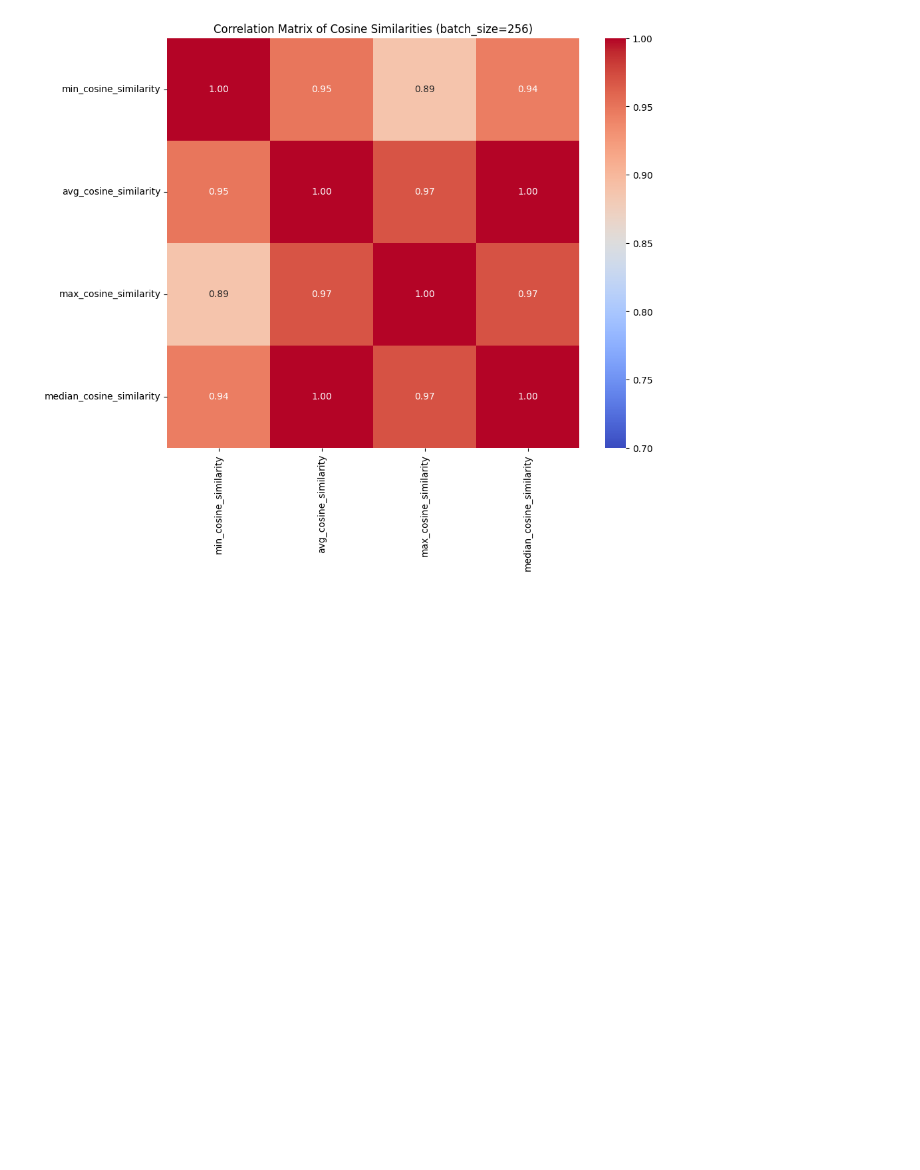
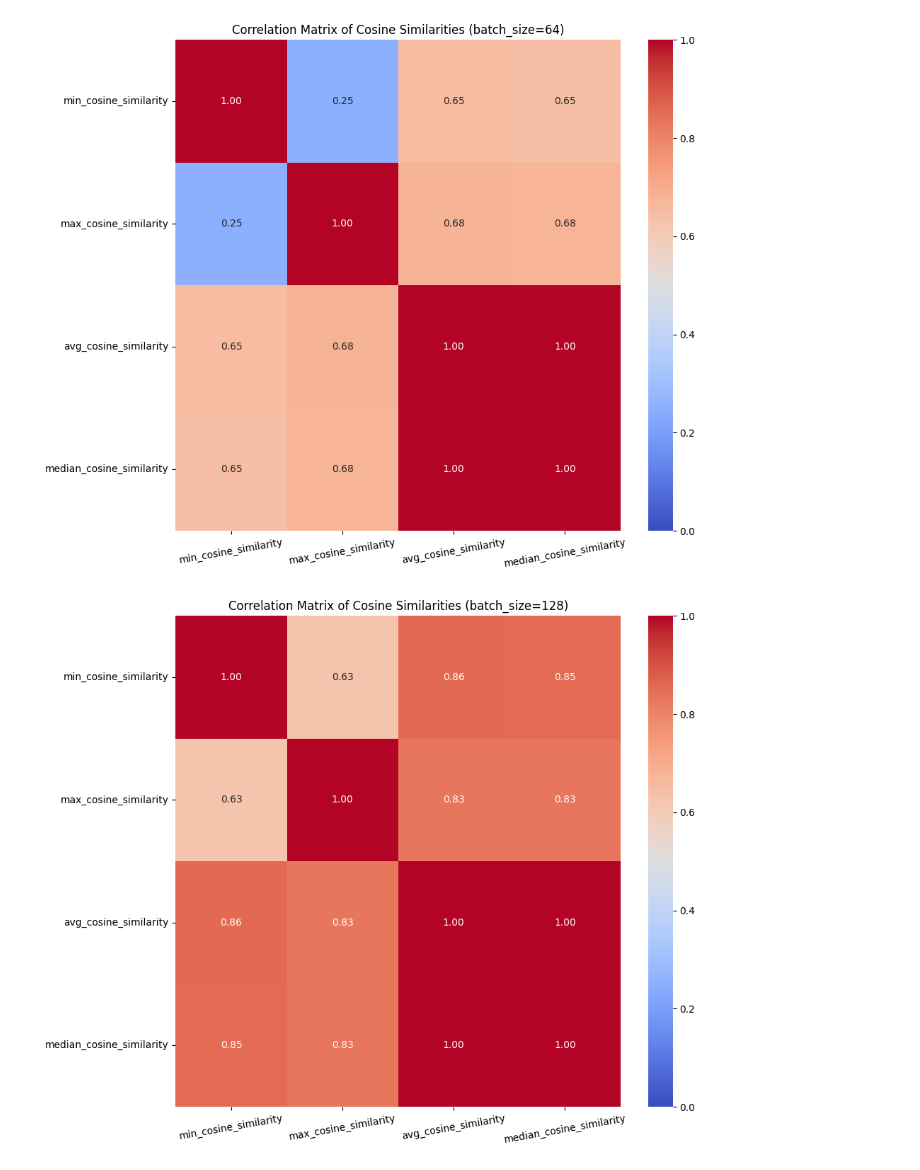
Before and after one commit to baunilhamarga/critical-periods, a Jupyter notebook: plots/gradient_confusion.ipynb, the cells around one changed output. Drawn from its saved outputs; the diff is of its cells as text; code cells hidden in the pictures; blank space fills up the shorter version.

```diff
--- a/plots/gradient_confusion.ipynb
+++ b/plots/gradient_confusion.ipynb
@@ -9 +6,7 @@ df = pd.read_csv(f'./gradient_confusion_results_ResNet44_CIFAR10_batch_size_{bat
+# %%
+batch_sizes = [64, 128, 256, 512]
+
+dfs = {}
+for size in batch_sizes:
+    dfs[size] = pd.read_csv(f'./gradient_confusion_results_ResNet44_CIFAR10_batch_size_{size}.csv')
 # %%
@@ -52,17 +64,26 @@ plt.show()
 # %%
-import seaborn as sns
+similarity_columns = ['min_cosine_similarity', 'max_cosine_similarity', 'avg_cosine_similarity', 'median_cosine_similarity']
 
-# Calculate the correlation matrix for similarity columns only
-similarity_columns = ['min_cosine_similarity', 'avg_cosine_similarity', 'max_cosine_similarity', 'median_cosine_similarity']
-correlation_matrix_similarity = df[similarity_columns].corr()
+for size in batch_sizes:
+    # Calculate the correlation matrix for similarity columns only
+    correlation_matrix_similarity = dfs[size][similarity_columns].corr()
 
-# Plot the heatmap with color scale from 0 to 1
-plt.figure(figsize=(10, 8))
-sns.heatmap(correlation_matrix_similarity, annot=True, cmap='coolwarm', fmt='.2f', vmin=0.7, vmax=1)
+    # Plot the heatmap with color scale from 0 to 1
+    plt.figure(figsize=(10, 8))
+    sns.heatmap(correlation_matrix_similarity, annot=True, cmap='coolwarm', fmt='.2f', vmin=0, vmax=1)
 
-# Adding labels and title
-plt.title('Correlation Matrix of Cosine Similarities (batch_size=256)')
-plt.savefig(f'./figures/gc_correlation_cos_metrics_{batch_size}.pdf')
-plt.show()
+    # Adding labels and title
+    plt.title(f'Correlation Matrix of Cosine Similarities (batch_size={size})')
+
+    # Make xtick labels horizontal
+    plt.xticks(rotation=10)
+
+    # Apply tight layout
+    plt.tight_layout()
+
+    # Save and show plot
+    plt.savefig(f'./figures/gc_correlation_cos_metrics_{size}.pdf')
+    plt.show()
 # %% [output]
-[figure, old version]
+[figure, new version]
+[figure, added]
```
Also changed, not shown: parts of 6 cells of this notebook, 19 other files.
